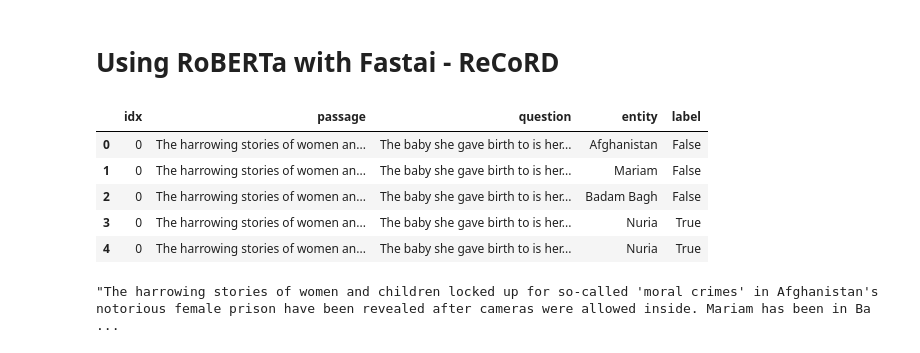
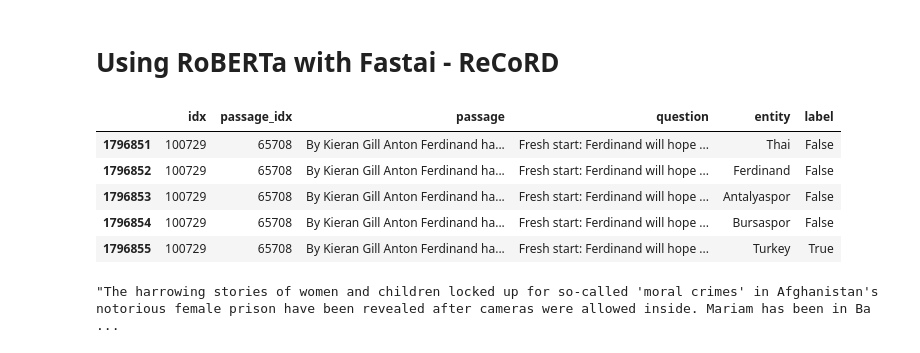
Before and after one commit to devkosal/fastai_roberta, a Jupyter notebook: fastai_roberta_superglue/RoBERTa with Fastai - ReCoRD.ipynb, the cells around one changed output. Saved outputs shown, nothing was run; the diff lists cells and outputs as text; code cells hidden in the pictures.

```diff
--- a/fastai_roberta_superglue/RoBERTa with Fastai - ReCoRD.ipynb
+++ b/fastai_roberta_superglue/RoBERTa with Fastai - ReCoRD.ipynb
@@ -48,33 +48,34 @@ data_path = path/"data"
 #load json object
 def record_parser(path_to_json, test=False):
     with jsonlines.open(path_to_json) as f:
-        idx,passage,question,entity,label = [],[],[],[],[]
+        idx,passage_idx,passage,question,entity,label = [],[],[],[],[],[]
         for obj in f:
             text = obj["passage"]["text"]
             for q in obj['qas']:
                 if not test: answers = [a["text"] for a in q["answers"]]
                 for e in obj["passage"]["entities"]:
-                    idx.append(obj["idx"])
+                    idx.append(q["idx"])
+                    passage_idx.append(obj["idx"])
                     passage.append(text)
                     ques = q["query"]#.replace("@placeholder",config.mask_tok)
                     question.append(ques)
                     ent = text[e["start"]:e["end"]+1]
                     entity.append(ent)
                     label.append(ent in answers) if not test else label.append(None)
-    return pd.DataFrame({"idx":idx,"passage":passage,"question":question,"entity":entity,"label":label})
+    return pd.DataFrame({"idx":idx,"passage_idx":passage_idx,"passage":passage,"question":question,"entity":entity,"label":label})
 # %%
 train = record_parser(data_path/config.task/"train.jsonl")
 val = record_parser(data_path/config.task/"val.jsonl")
 test = record_parser(data_path/config.task/"test.jsonl",test=True)
 # %%
-train.head()
+train.tail()
 # %% [output]
-|  | idx | passage | question | entity | label |
-| 0 | 0 | The harrowing stories of women an... | The baby she gave birth to is her... | Afghanistan | False |
-| 1 | 0 | The harrowing stories of women an... | The baby she gave birth to is her... | Mariam | False |
-| 2 | 0 | The harrowing stories of women an... | The baby she gave birth to is her... | Badam Bagh | False |
-| 3 | 0 | The harrowing stories of women an... | The baby she gave birth to is her... | Nuria | True |
-| 4 | 0 | The harrowing stories of women an... | The baby she gave birth to is her... | Nuria | True |
+|  | idx | passage_idx | passage | question | entity | label |
+| 1796851 | 100729 | 65708 | By Kieran Gill Anton Ferdinand ha... | Fresh start: Ferdinand will hope ... | Thai | False |
+| 1796852 | 100729 | 65708 | By Kieran Gill Anton Ferdinand ha... | Fresh start: Ferdinand will hope ... | Ferdinand | False |
+| 1796853 | 100729 | 65708 | By Kieran Gill Anton Ferdinand ha... | Fresh start: Ferdinand will hope ... | Antalyaspor | False |
+| 1796854 | 100729 | 65708 | By Kieran Gill Anton Ferdinand ha... | Fresh start: Ferdinand will hope ... | Bursaspor | False |
+| 1796855 | 100729 | 65708 | By Kieran Gill Anton Ferdinand ha... | Fresh start: Ferdinand will hope ... | Turkey | True |
 # %%
 train.passage[0]
 # %% [output]
```
